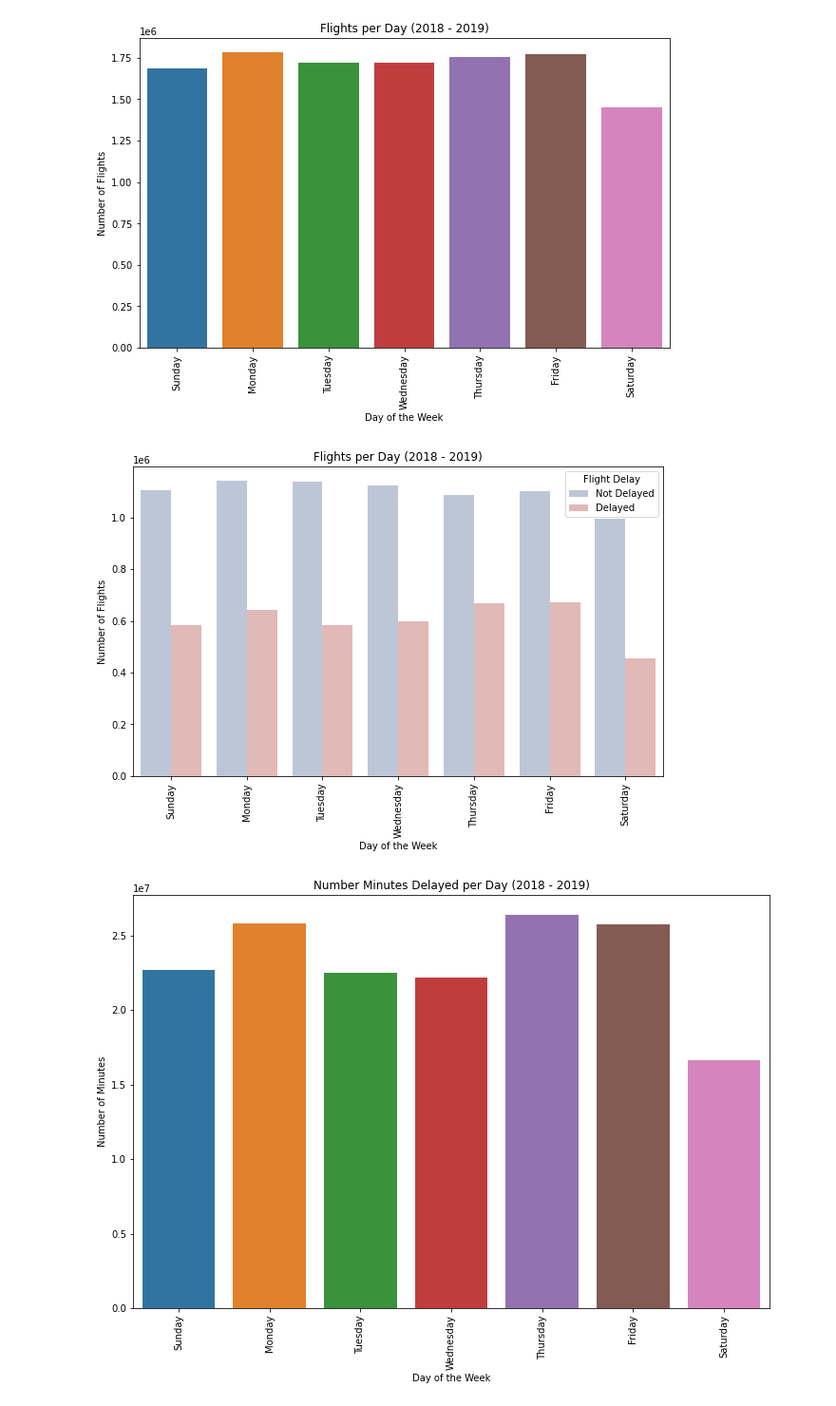
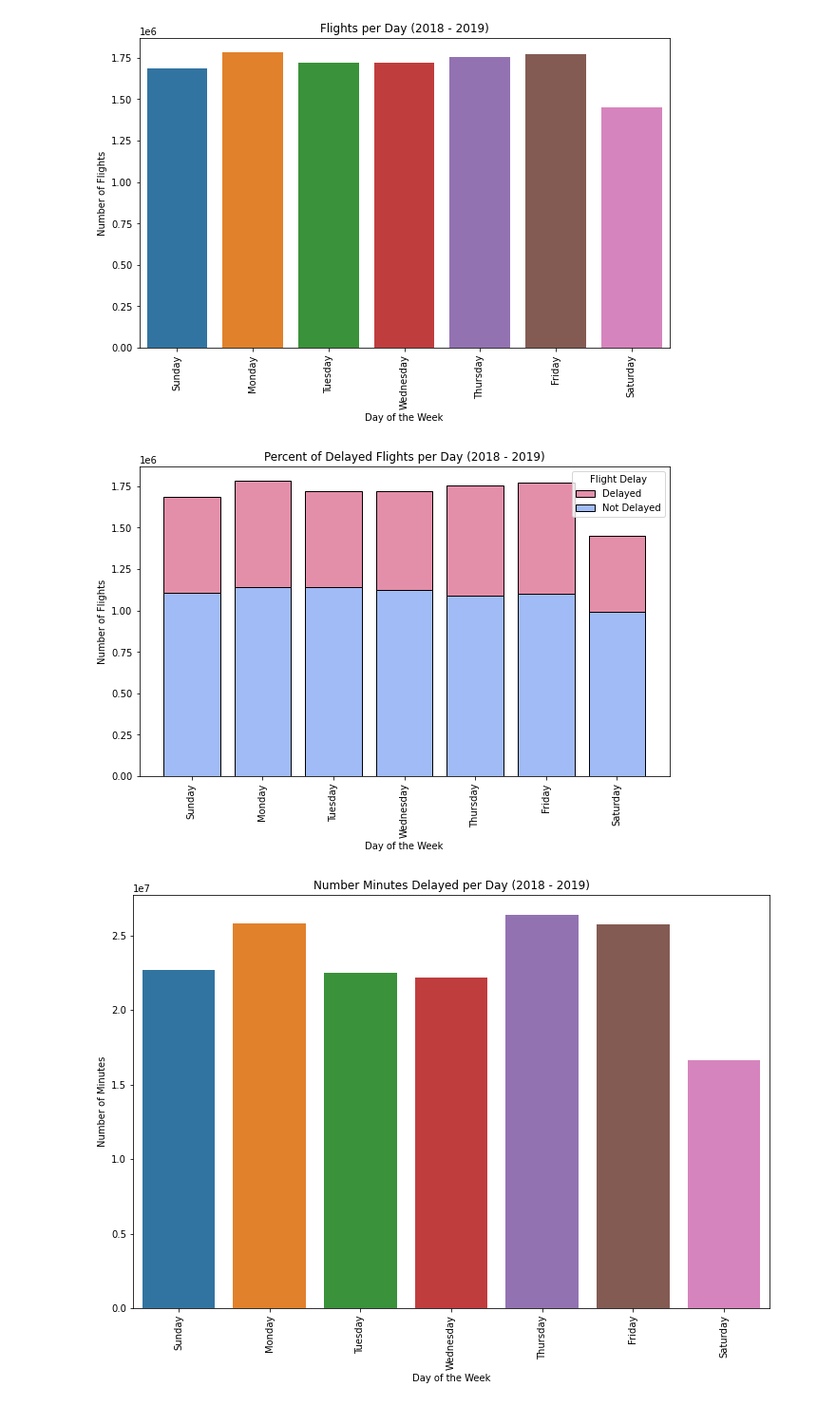
Before and after one commit to becks2318/flight-delays, a Jupyter notebook: code/flights_eda_delays.ipynb, the cells around one changed output. Shown at 95% size. Drawn from its saved outputs; the diff is of its cells as text; code cells hidden in the pictures.

```diff
--- a/code/flights_eda_delays.ipynb
+++ b/code/flights_eda_delays.ipynb
@@ -764,26 +760,28 @@ plt.ylabel('Number of Flights')
 plt.savefig('../images/flights_day.png', bbox_inches='tight', pad_inches = 1);
 # %% [output]
 [figure]
-# %%
-# Flight delays per day of travel
-
-plt.figure(figsize = (10,6))
-
-sns.countplot(x = delays_days['day_of_week'],
-              hue = delays_days['Flight Delay'],
-              hue_order = ['Not Delayed', 'Delayed'],
-              data = delays_days,
-              order = ['Sunday', 'Monday', 'Tuesday', 'Wednesday', 'Thursday', 'Friday', 'Saturday'],
-              palette = 'vlag',
-              saturation = 1)
-
-plt.xticks(rotation = 90)
-plt.title('Flights per Day (2018 - 2019)')
-plt.xlabel('Day of the Week')
-plt.ylabel('Number of Flights')
-plt.savefig('../images/flights_day_delay.png', bbox_inches='tight', pad_inches = 1);
-# %% [output]
-[figure, removed]
+# %%
+# View number of delayed flights per day
+
+delays_days['day_of_week'] = pd.Categorical(delays_days['day_of_week'], ['Sunday', 'Monday', 'Tuesday', 'Wednesday', 'Thursday', 'Friday', 'Saturday'])
+
+plt.figure(figsize = (10,6))
+
+sns.histplot(x = delays_days['day_of_week'],
+            hue = delays_days['Flight Delay'],
+            hue_order = ['Delayed', 'Not Delayed'],
+            data = delays_days,
+            multiple = 'stack',
+            palette = ['#dc6a8e', '#80a5f4'],
+            shrink = 0.8);
+
+plt.xticks(rotation = 90)
+plt.title('Percent of Delayed Flights per Day (2018 - 2019)')
+plt.xlabel('Day of the Week')
+plt.ylabel('Number of Flights')
+plt.savefig('../images/flights_days_delayed_percent.png', bbox_inches='tight', pad_inches = 1);
+# %% [output]
+[figure, added]
 # %%
 # View number minutes of delayed flights per day
 
```
Also changed, not shown: parts of 8 cells of this notebook, 6 other files.
